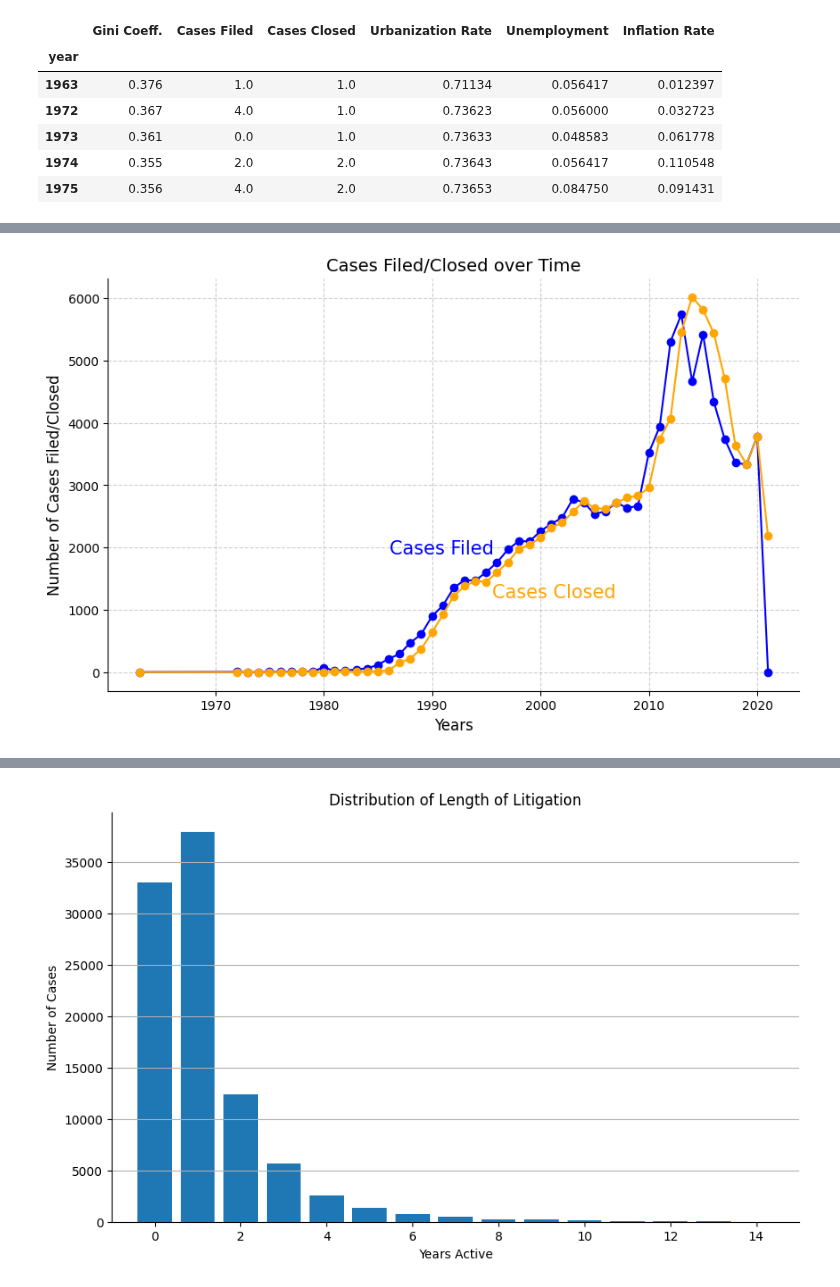
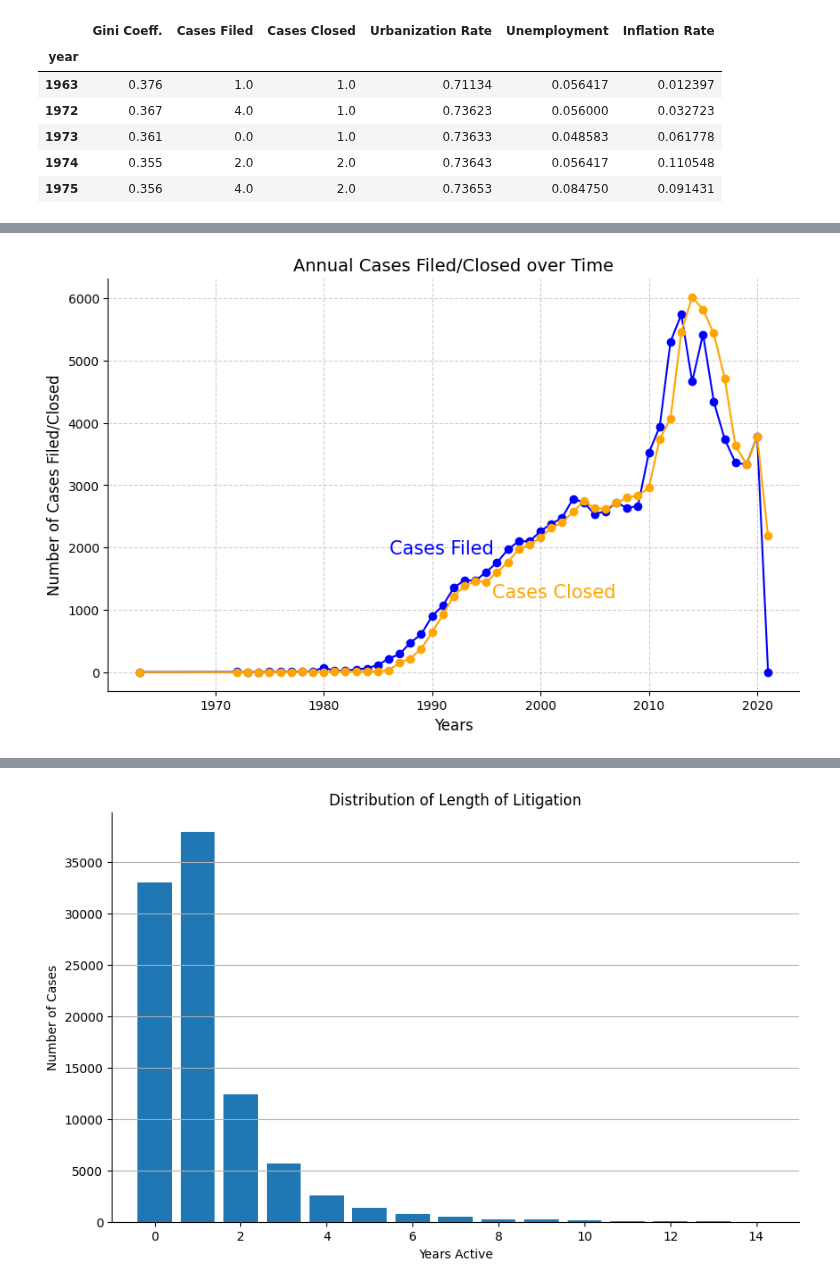
Before and after one commit to Sai0472003/PatentLitigation_Impact, a Jupyter notebook: Project1.ipynb, the cells around one changed output, grey strips where cells are left out. Saved outputs shown, nothing was run; the diff lists cells and outputs as text; code cells hidden in the pictures.

```diff
--- a/Project1.ipynb
+++ b/Project1.ipynb
@@ -230,14 +225,14 @@ plt.show()
 # %%
 plt.figure(figsize=(10, 6))
 plt.plot(complete_merged.index, complete_merged['Cases Filed'],  marker='o', linestyle='-', color='blue')
 plt.annotate('Cases Filed', (1995, 2000), textcoords="offset points", xytext=(-36,-5), ha='center', color="blue", fontsize=15)
 plt.plot(complete_merged.index, complete_merged['Cases Closed'],  marker='o', linestyle='-', color='orange')
 plt.annotate('Cases Closed', (1995, 700), textcoords="offset points", xytext=(55, 25), ha='center', color='orange', fontsize=15)
-plt.title(f'Cases Filed/Closed over Time', fontsize=14)
+plt.title(f'Annual Cases Filed/Closed over Time', fontsize=14)
 plt.xlabel('Years', fontsize=12)
 plt.ylabel('Number of Cases Filed/Closed', fontsize=12)
 plt.grid(True, linestyle='--', alpha=0.6)
 plt.gca().spines[['top', 'right']].set_visible(False)
 plt.show()
 # %% [output]
-[figure, old version]
+[figure, new version]
```
Also changed, not shown: parts of 10 cells of this notebook.
